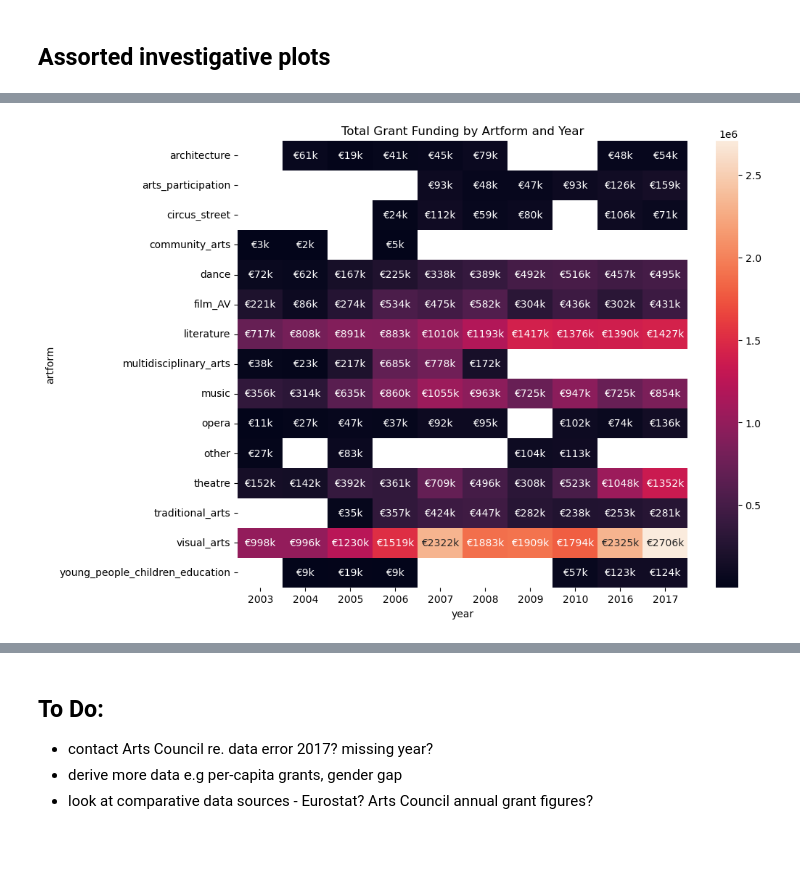
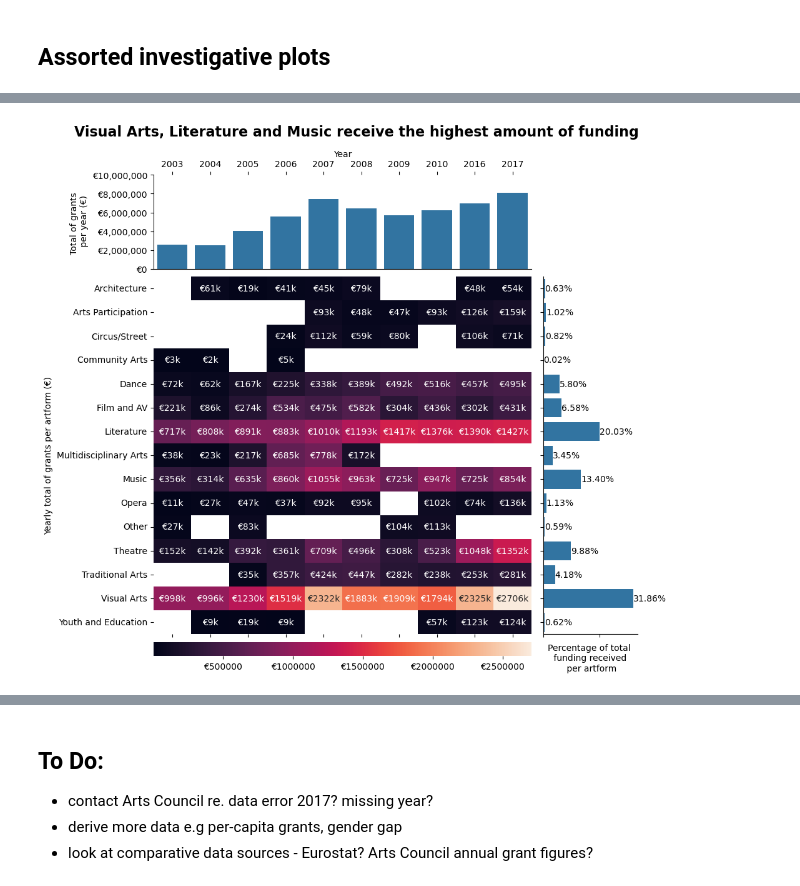
Before and after one commit to SuColl/programming-for-data-analytics, a Jupyter notebook: project/notebook.ipynb, the cells around one changed output, grey strips where cells are left out. Drawn from its saved outputs; the diff is of its cells as text; code cells hidden in the pictures; blank space fills up the shorter version.

Commit message:
Add complexity to plots

```diff
--- a/project/notebook.ipynb
+++ b/project/notebook.ipynb
@@ -151,12 +122,11 @@ df.columns = (
         .str.replace(" ", "_")
     )
 
-# Change all artform names to lowercase, remove whitespace and punctuation
+# Change all artform names to title case, strip end whitespace and punctuation
 df["artform"] = (
         df_all_years["artform"]
         .str.strip()
-        .str.lower()
-        .str.replace(" ", "_")
+        .str.title()
         .str.replace("-", "")
         .str.replace(",", "")
     )
@@ -247,8 +218,8 @@ list_artforms
 # Check for null values
 print(df.isnull().sum())
 
-# Drop the entry where the artform is "summary" (error in raw data?)
-df = df[df["artform"] != "summary"]
+# Drop the entry where the artform is "Summary" (error in raw data?)
+df = df[df["artform"] != "Summary"]
 
 # List all the artforms in the raw DataFrame
 list_artforms = list(df["artform"].sort_values().unique())
@@ -308,7 +294,8 @@ df["female_share"] = np.where(
 # df_year = df.drop(columns=["artform","avg_grant_male","avg_grant_female"]).groupby("year").sum()
 
 df_year = df.pivot_table(
-    values=["num_male","num_female","total_grant_male","total_grant_female","total_grant","num_recipients"],
+    values=["num_male","num_female","total_grant_male",
+            "total_grant_female","total_grant","num_recipients"],
     index="year",
     aggfunc="sum")
 
@@ -366,14 +353,66 @@ young_people_children_education   123003.0   124602.0
 # %%
-# Plot the grants awarded by artform.
-plt.figure(figsize=(10,8))
-
-# Create labels for heatmap cells.
+# Create shorter labels for heatmap cells, by dividing values by 1000
+# to represent €1000s.
 # Adapted from https://www.geeksforgeeks.org/python/how-to-add-text-in-a-heatmap-cell-annotations-using-seaborn-in-python/
 # https://pandas.pydata.org/docs/reference/api/pandas.DataFrame.fillna.html
 # https://pandas.pydata.org/docs/reference/api/pandas.DataFrame.replace.html
 df_pivot_grant_labels = "€"+(df_pivot_grant.fillna(0)/1000).astype(int).astype(str)+"k"
-df_pivot_grant_labels.replace("€0k","", inplace=True)
 
-sns.heatmap(df_pivot_grant, annot=df_pivot_grant_labels, fmt="")
-plt.title("Total Grant Funding by Artform and Year")
+
+# Create a 3x2 grid of subplots
+fig, axes = plt.subplots(nrows=3, ncols=2, figsize=(10,10), sharex=False,
+                        gridspec_kw=dict(height_ratios=[0.2,0.76,0.03],
+                                        width_ratios=[0.80,0.20]))
+
+# delete the unwanted subplots
+fig.delaxes(axes[0,1])
+fig.delaxes(axes[2,1])
+
+# shrink the space between subplots
+fig.subplots_adjust(hspace=0.05, wspace=0.05)
+
+# remove plot spines
+# (from https://towardsdatascience.com/handling-plot-axis-spines-in-python-f143b8554da2/)
+sns.despine()
+
+# Bar plot of total grants awarded each year.
+plt.subplot(3,2,1)
+ax = sns.barplot(df_year["total_grant"])
+# Reformat y-axis lablels to something more readable
+ylocs, ylabels = plt.yticks()
+ylabels_formatted = ["€{:,.0f}".format(x) for x in ylocs]
+ax.xaxis.tick_top()
+ax.xaxis.set_label_position('top')
+plt.yticks(ylocs, ylabels_formatted)
+ax.set_ylabel("Total of grants \n per year (€)")
+ax.set_xlabel("Year")
+
+
+# Heatmap of grants awarded by artform, with colorbar on separate subplot to keep plots aligned.
+# Suggested by https://stackoverflow.com/a/65038112 (answer to question
+# "Seaborn heatmaps in subplots - align x-axis")
+plt.subplot(3,2,3)
+ax = sns.heatmap(df_pivot_grant, annot=df_pivot_grant_labels, fmt="",
+                cbar_ax=axes[2,0],
+                cbar_kws={'format': '€%.0f',
+                        "orientation": "horizontal"})
+plt.ylabel("Yearly total of grants per artform (€)", x= 0.2)
+ax.set_xticklabels([])
+plt.xlabel("")
+
+# Bar plot of percentage of summed grants awarded to each artform.
+plt.subplot(3,2,4)
+total_funding = df_pivot_grant.sum().sum()
+df_plot_percentages = df_pivot_grant.sum(axis=1)/total_funding
+ax = sns.barplot(df_plot_percentages, orient="h")
+ax.bar_label(ax.containers[0], fmt="{:.2%}")
+#ax.bar_label = df_pivot_grant.sum(axis=1)/total_funding
+ax.set_yticklabels([])
+ax.set_xticklabels([])
+ax.set_ylabel("")
+ax.set_xlabel("Percentage of total \n funding received \n per artform")
+
+# Set plot supertitle
+plt.suptitle("Visual Arts, Literature and Music receive the highest amount of funding",
+             fontsize=16, fontweight='bold', x=0.45, y=0.96)
 # %% [output]
@@ -381 +420 @@ Text(0.5, 1.0, 'Total Grant Funding by Artform and Year')
-[figure, old version]
+[figure, new version]
```
Also changed, not shown: parts of 18 cells of this notebook.
